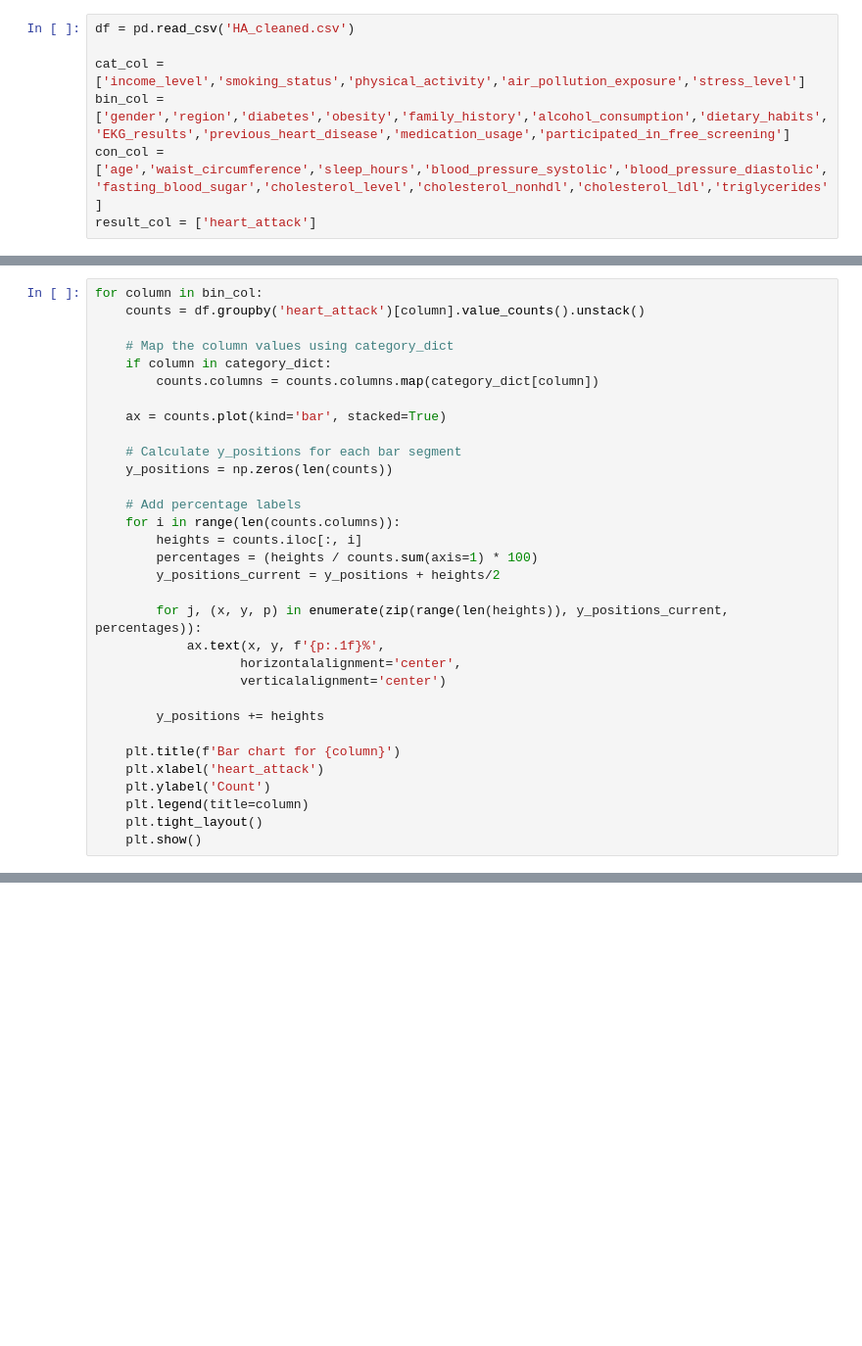
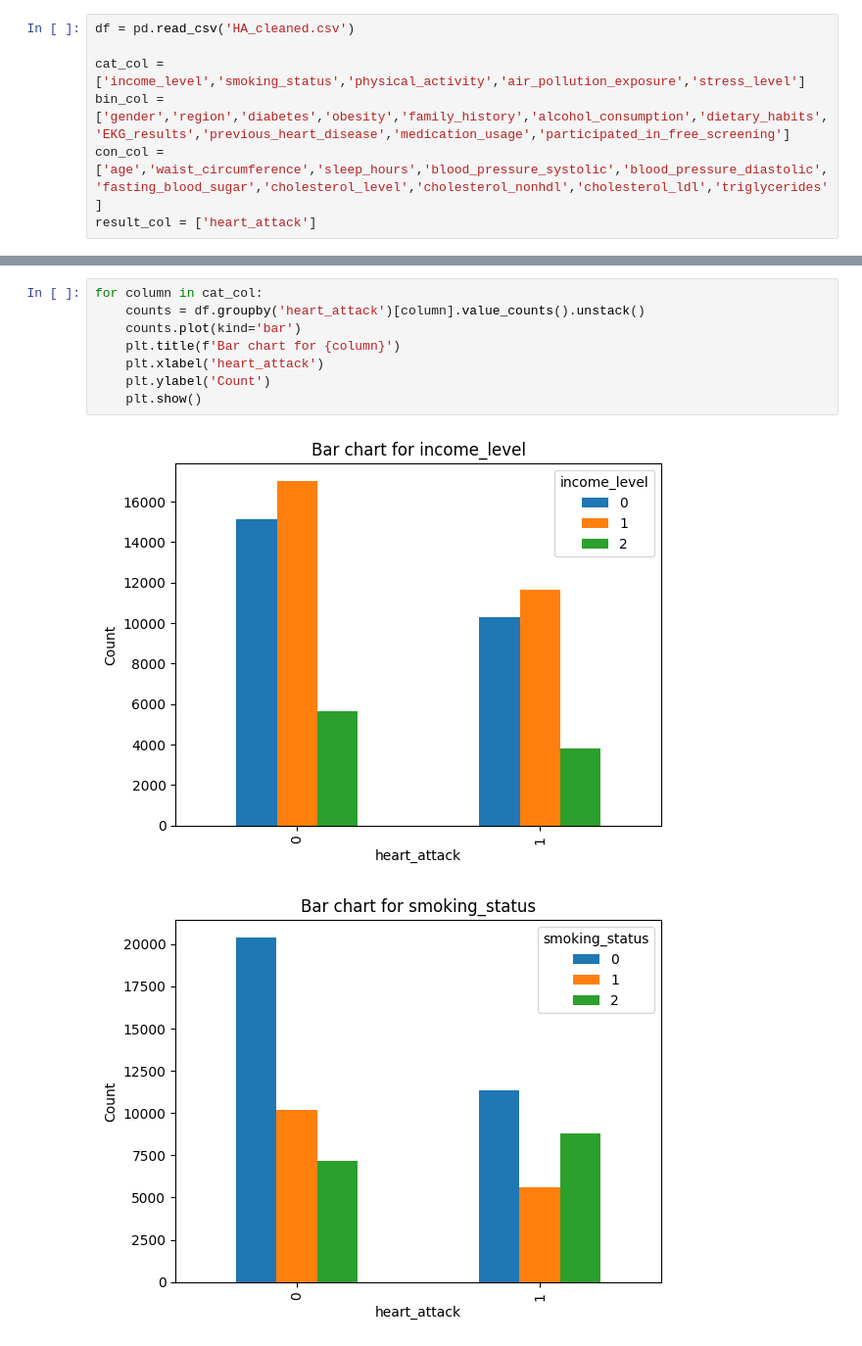
Before and after one commit to tmwong5694/Myocardial-Infarction-Prediction, a Jupyter notebook: data_exploration.ipynb, the cells around one changed output, grey strips where cells are left out. Shown at 98% size. Drawn from its saved outputs; the diff is of its cells as text; blank space fills up the shorter version.

```diff
--- a/data_exploration.ipynb
+++ b/data_exploration.ipynb
@@ -133,32 +29,0 @@ for column in cat_col:
-# %%
-for column in bin_col:
-    counts = df.groupby('heart_attack')[column].value_counts().unstack()
-
-    # Map the column values using category_dict
-    if column in category_dict:
-        counts.columns = counts.columns.map(category_dict[column])
-
-    ax = counts.plot(kind='bar', stacked=True)
-
-    # Calculate y_positions for each bar segment
-    y_positions = np.zeros(len(counts))
-
-    # Add percentage labels
-    for i in range(len(counts.columns)):
-        heights = counts.iloc[:, i]
-        percentages = (heights / counts.sum(axis=1) * 100)
-        y_positions_current = y_positions + heights/2
-
-        for j, (x, y, p) in enumerate(zip(range(len(heights)), y_positions_current, percentages)):
-            ax.text(x, y, f'{p:.1f}%',
-                   horizontalalignment='center',
-                   verticalalignment='center')
-
-        y_positions += heights
-
-    plt.title(f'Bar chart for {column}')
-    plt.xlabel('heart_attack')
-    plt.ylabel('Count')
-    plt.legend(title=column)
-    plt.tight_layout()
-    plt.show()
@@ -176,0 +30,11 @@ for column in bin_col:
+# %%
+for column in cat_col:
+    counts = df.groupby('heart_attack')[column].value_counts().unstack()
+    counts.plot(kind='bar')
+    plt.title(f'Bar chart for {column}')
+    plt.xlabel('heart_attack')
+    plt.ylabel('Count')
+    plt.show()
+# %% [output]
+[figure, added]
+[figure, added]
```
Also changed, not shown: parts of 7 cells of this notebook, 2 other files.
